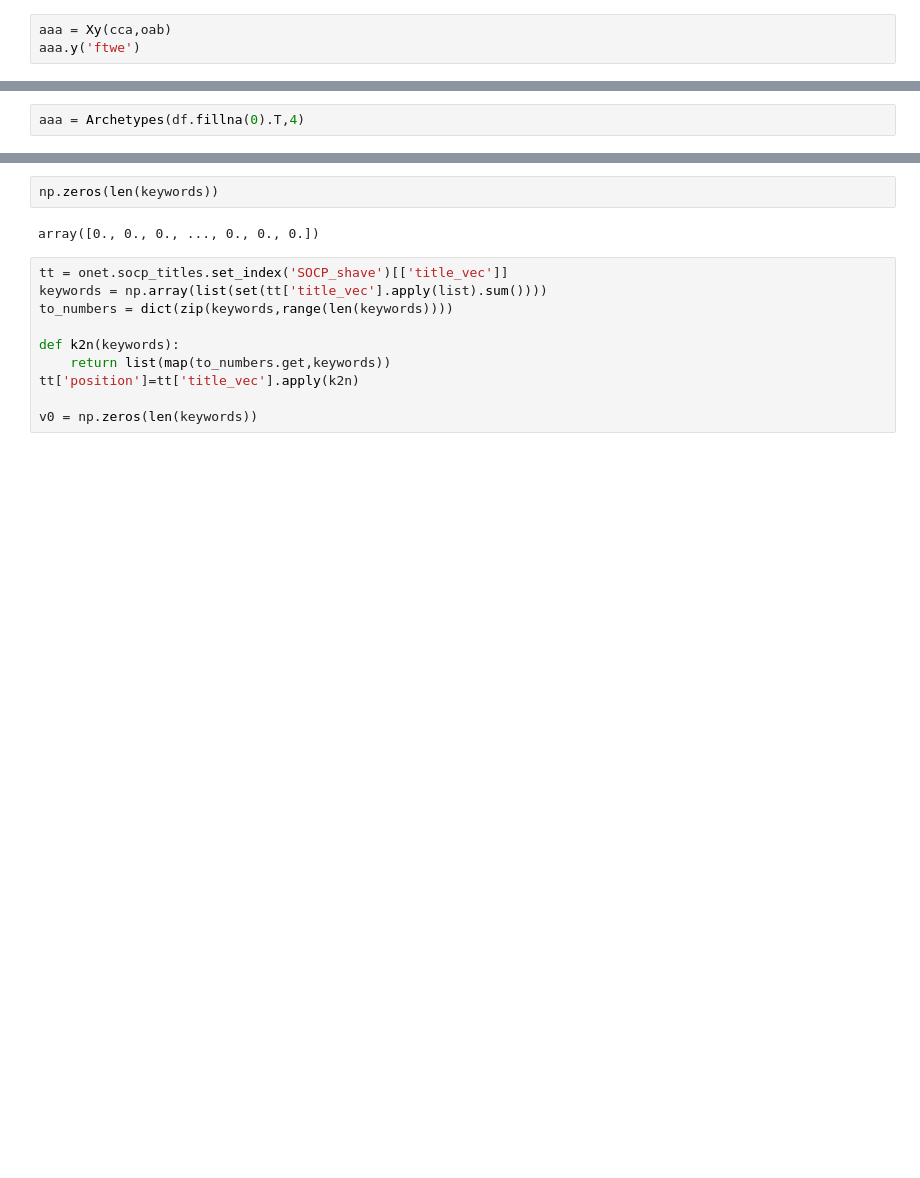
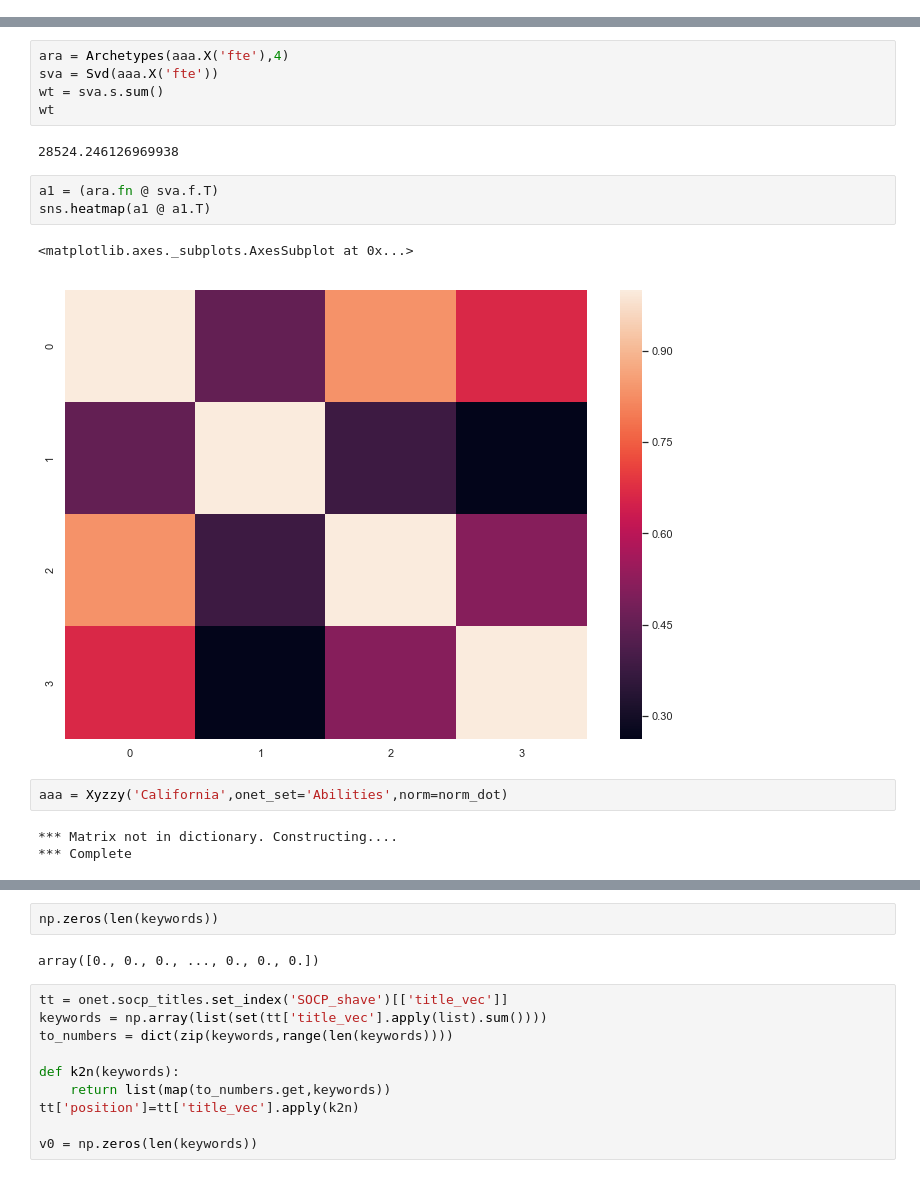
Before and after one commit to dnordfors/archetypes, a Jupyter notebook: workspace/Untitled13.ipynb, the cells around one changed output, grey strips where cells are left out. Saved outputs shown, nothing was run; the diff lists cells and outputs as text; blank space fills up the shorter version.

```diff
--- a/workspace/Untitled13.ipynb
+++ b/workspace/Untitled13.ipynb
@@ -771,3 +0,0 @@ caab = pd.merge(ccax[['SOCP_shave','ftwe']],oab,left_on = 'SOCP_shave',right_ind
-# %%
-aaa = Xy(cca,oab)
-aaa.y('ftwe')
@@ -865,2 +0,0 @@ len(keywords)
-# %%
-aaa = Archetypes(df.fillna(0).T,4)
@@ -883,0 +719,18 @@ corr_mat = corr.set_index([1,0]).unstack()
+# %%
+ara = Archetypes(aaa.X('fte'),4)
+sva = Svd(aaa.X('fte'))
+wt = sva.s.sum()
+wt
+# %% [output]
+28524.246126969938
+# %%
+a1 = (ara.fn @ sva.f.T)
+sns.heatmap(a1 @ a1.T)
+# %% [output]
+<matplotlib.axes._subplots.AxesSubplot at 0x...>
+[figure, added]
+# %%
+aaa = Xyzzy('California',onet_set='Abilities',norm=norm_dot)
+# %% [output]
+*** Matrix not in dictionary. Constructing....
+*** Complete
```
Also changed, not shown: parts of 35 cells of this notebook, 1 other file.
